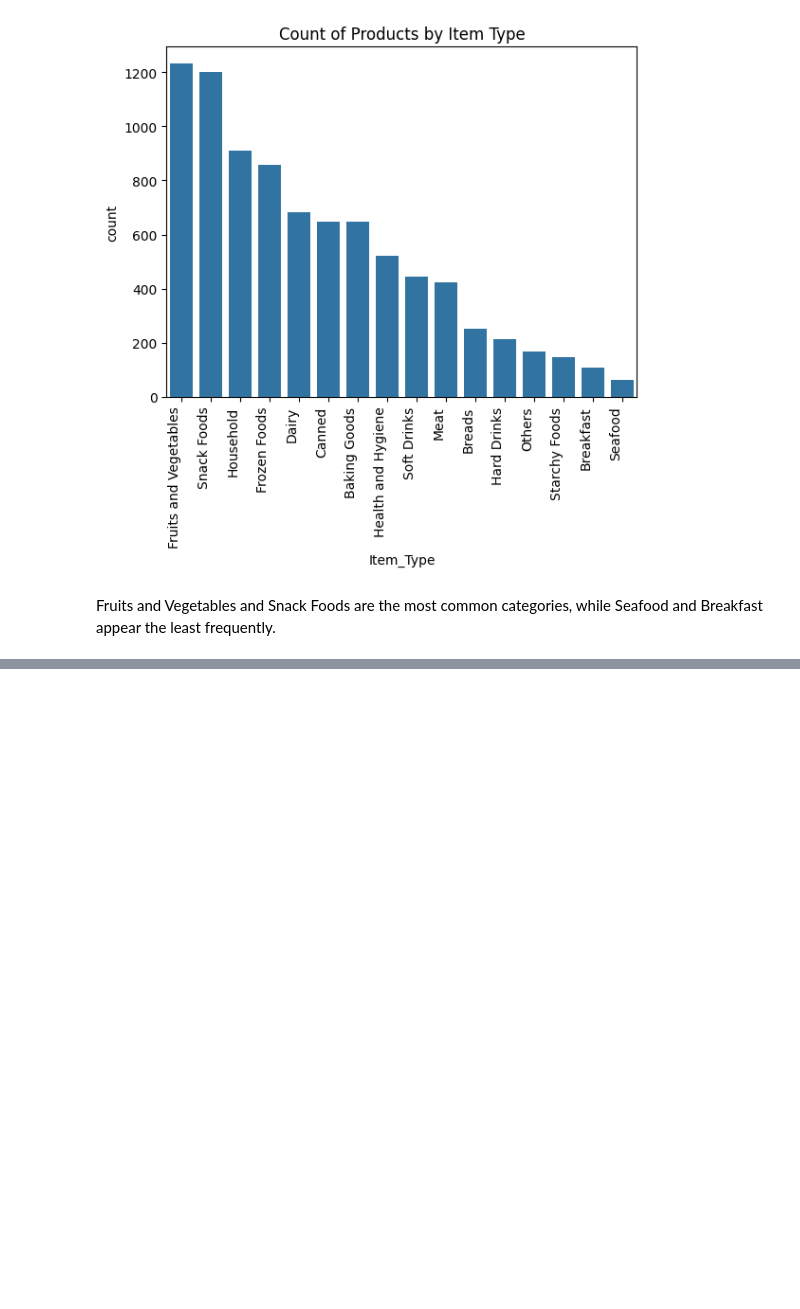
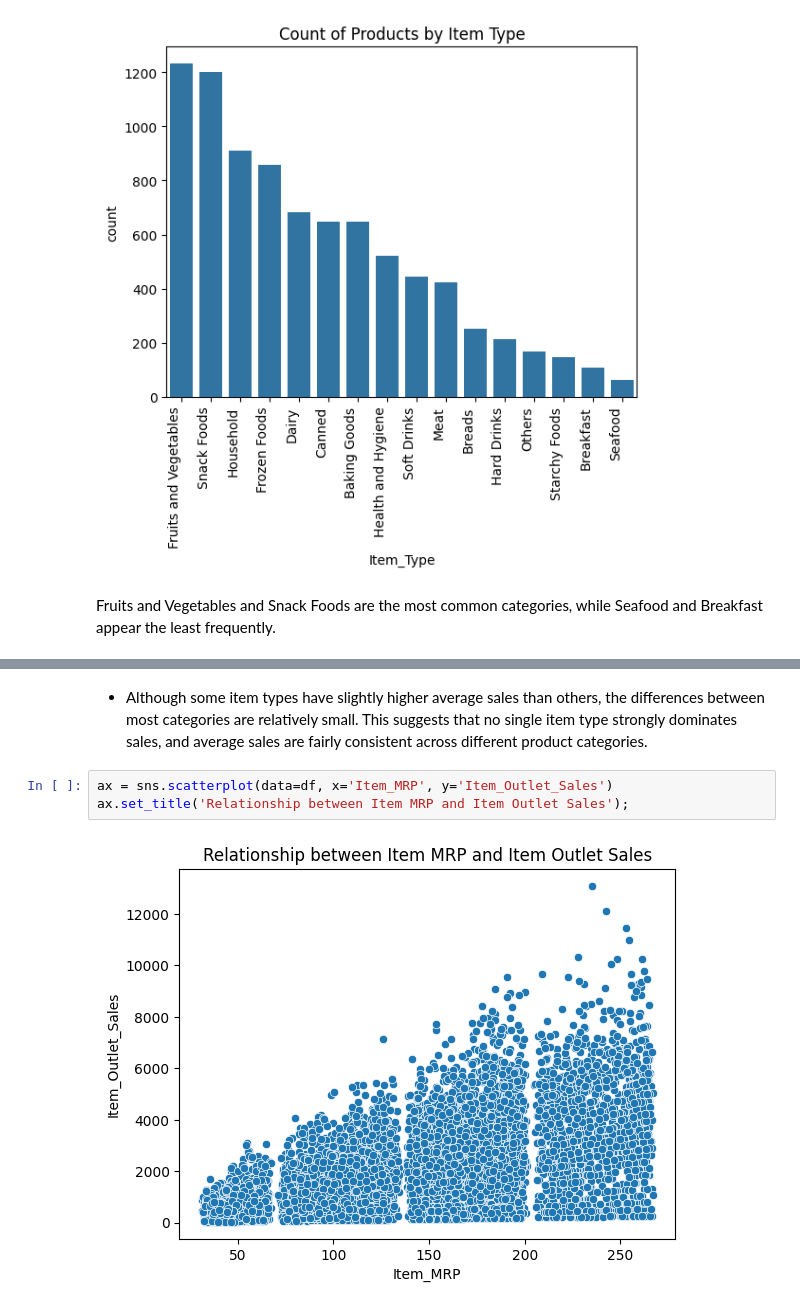
Before and after one commit to eddieZayed/Prediction-of-Product-Sales, a Jupyter notebook: Prediction_of_Product_Sales.ipynb, the cells around one changed output, grey strips where cells are left out. Cells and saved outputs as stored; diff of their text form; blank space fills up the shorter version.

```diff
--- a/Prediction_of_Product_Sales.ipynb
+++ b/Prediction_of_Product_Sales.ipynb
@@ -235,0 +243,7 @@ Fruits and Vegetables and Snack Foods are the most common categories, while Seaf
+# %% [markdown]
+- Although some item types have slightly higher average sales than others, the differences between most categories are relatively small. This suggests that no single item type strongly dominates sales, and average sales are fairly consistent across different product categories.
+# %%
+ax = sns.scatterplot(data=df, x='Item_MRP', y='Item_Outlet_Sales')
+ax.set_title('Relationship between Item MRP and Item Outlet Sales');
+# %% [output]
+[figure, added]
```
Also changed, not shown: parts of 8 cells of this notebook.
